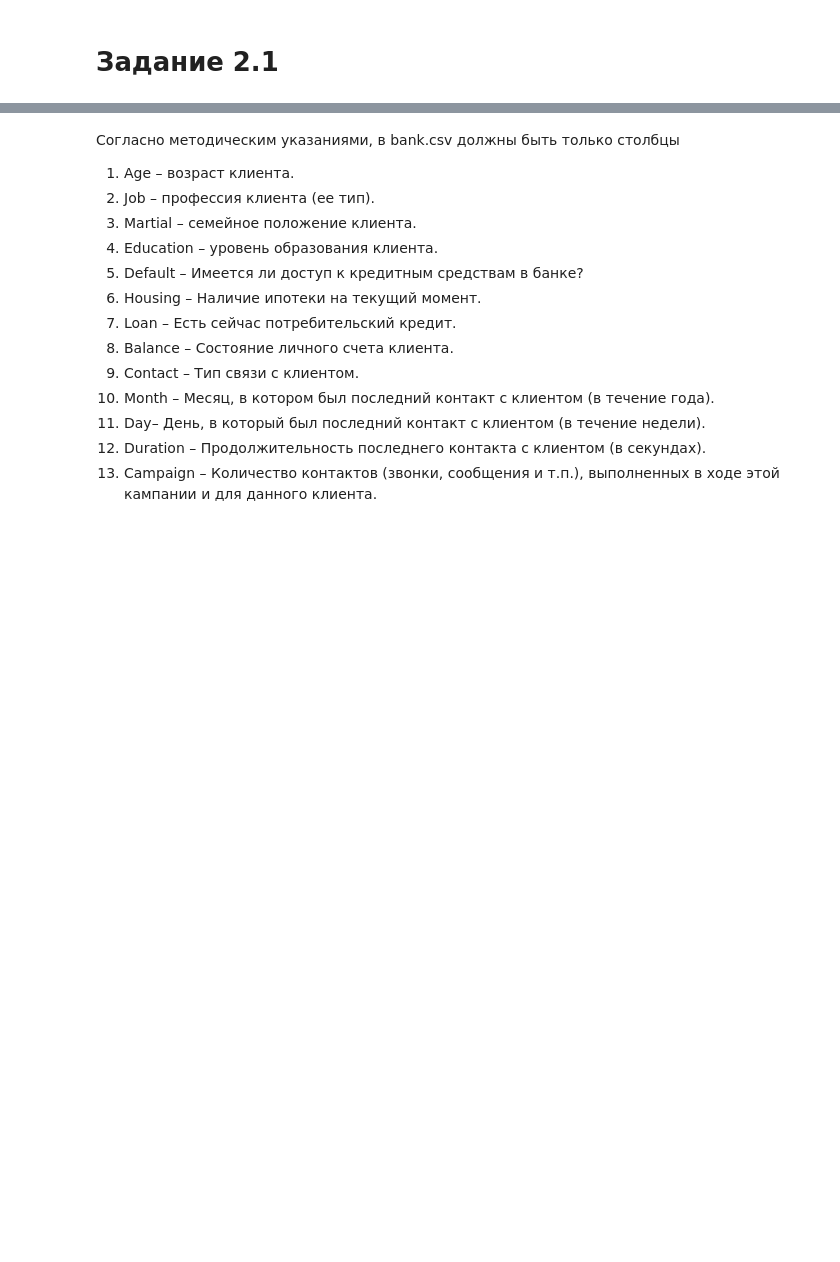
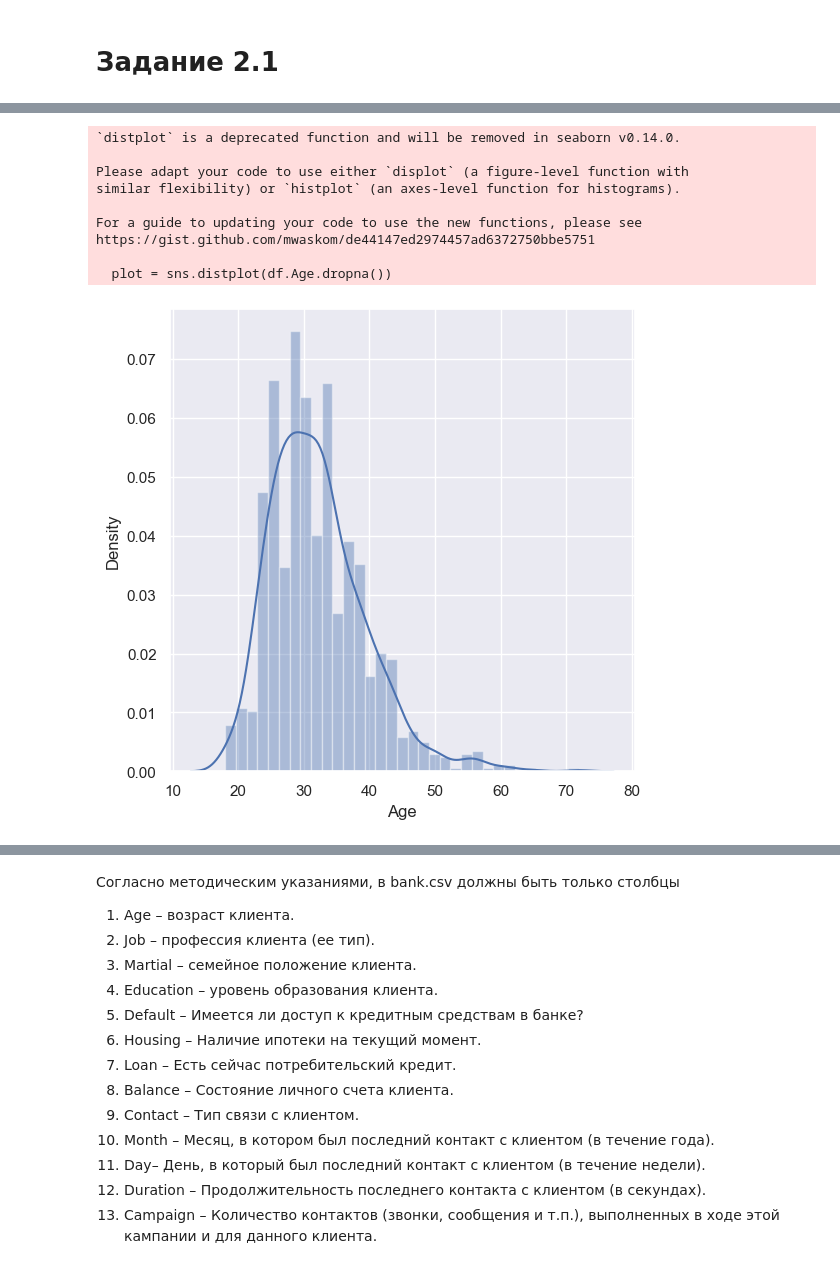
Before and after one commit to ChargeChallenger/TANN-notebooks, a Jupyter notebook: 01-analysis.ipynb, the cells around one changed output, grey strips where cells are left out. Drawn from its saved outputs; the diff is of its cells as text; code cells hidden in the pictures; blank space fills up the shorter version.

```diff
--- a/01-analysis.ipynb
+++ b/01-analysis.ipynb
@@ -2,0 +5,6 @@
+# %%
+import pandas as pd
+import numpy as np
+
+df = pd.read_csv("files/survey.csv")
+df.head()
@@ -2,0 +106,15 @@
+# %%
+male_terms = ["male", "m", "mal", "msle", "malr", "mail", "make", "cis male", "man", "maile", "male (cis)", "cisman"]
+female_terms = ["female", "f", "woman", "femake", "femaile", "femake", "cis female", "cis-female/femme", "female (cis)", "femail", "cis woman"]
+
+def clean_gender(response):
+	if response.lower().rstrip() in male_terms:
+		return "Male"
+	elif response.lower().rstrip() in female_terms:
+		return "Female"
+	else:
+		return "Other"
+
+df['Gender'] = df['Gender'].apply(lambda x: clean_gender(x))
+
+df['Gender'].unique()
@@ -2,0 +140,18 @@
+# %%
+%matplotlib inline
+
+import seaborn as sns
+sns.set(color_codes=True)
+plot = sns.distplot(df.Age.dropna())
+plot.figure.set_size_inches(6,6)
+# %% [output]
+`distplot` is a deprecated function and will be removed in seaborn v0.14.0.
+
+Please adapt your code to use either `displot` (a figure-level function with
+similar flexibility) or `histplot` (an axes-level function for histograms).
+
+For a guide to updating your code to use the new functions, please see
+https://gist.github.com/mwaskom/de44147ed2974457ad6372750bbe5751
+
+  plot = sns.distplot(df.Age.dropna())
+[figure, added]
```
Also changed, not shown: parts of 19 cells of this notebook, 1 other file.
